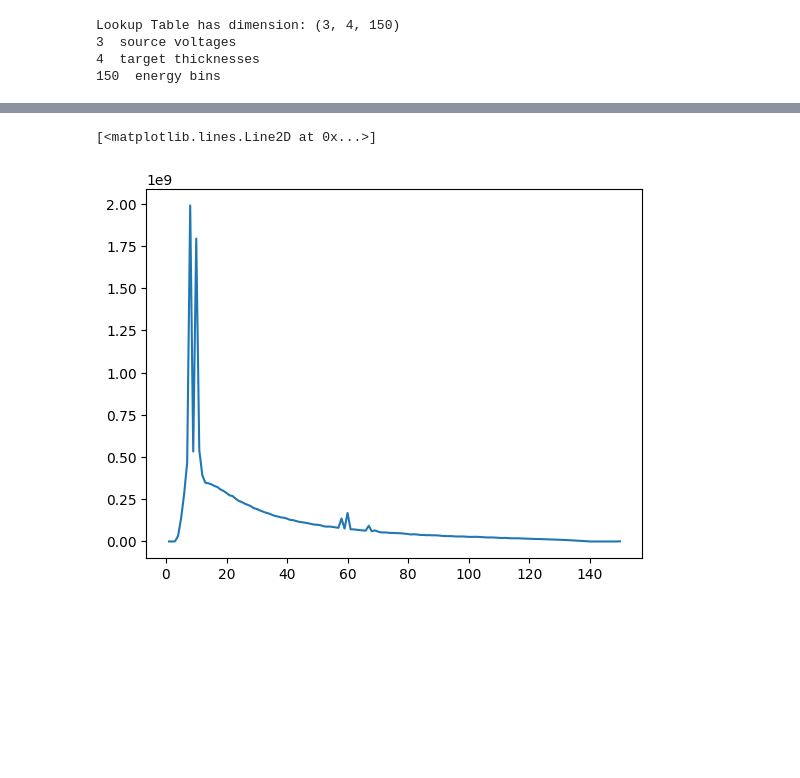
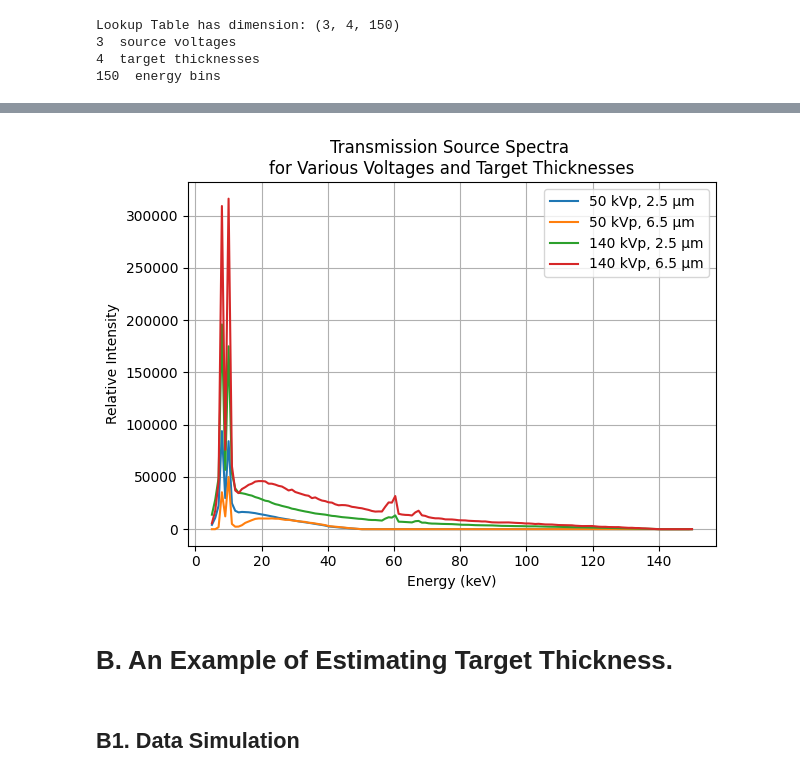
Before and after one commit to cabouman/xcal, a Jupyter notebook: examples/T03_Customizing_Interp_Modules.ipynb, the cells around one changed output, grey strips where cells are left out. Saved outputs shown, nothing was run; the diff lists cells and outputs as text; code cells hidden in the pictures; blank space fills up the shorter version.

```diff
--- a/examples/T03_Customizing_Interp_Modules.ipynb
+++ b/examples/T03_Customizing_Interp_Modules.ipynb
@@ -183,9 +183,9 @@ def integrate_by_step(data, step_size, offset=0):
 
     return np.array(integrated_data)
 
-
+psize = 0.01 # mm
 max_simkV=150
-energies = np.linspace(1, max_simkV, max_simkV)
+energies_lookup = np.linspace(1, max_simkV, max_simkV)
 
 # Define the kVp and Wth values for the lookup table
 kvp_values = [40, 80, 150]
@@ -206,7 +206,7 @@ for kvp in kvp_values:
                           '10deg',
                           'G4EmLivermorePhysics',
                           '%dkVp'%kvp),
-                         level=['W_Thickness', 'Angle','PhysicsModel','Voltage'], axis=1)
+                         level=['W_Thickness', 'Angle','PhysicsModel','Voltage'], axis=1)*psize*psize
         # Convert bin size from 0.1 keV to 1 keV.
         sp_integral = integrate_by_step(csv_data.values[9:,0],step_size=10,offset=5)
         # Append only the y-axis data (second column)
@@ -221,7 +221,7 @@ padded_spec_table = np.array(data)
 print('Lookup Table has dimension:', padded_spec_table.shape)
 print(f'{len(kvp_values)}  source voltages')
 print(f'{len(wth_values)}  target thicknesses')
-print(f'{len(energies)}  energy bins')
+print(f'{len(energies_lookup)}  energy bins')
 padded_spec_table = np.pad(padded_spec_table, ((0, 0), (0, 0), (0, 10)), mode='constant', constant_values=0)
 # %% [output]
 Lookup Table has dimension: (3, 4, 150)
@@ -231,17 +235,50 @@ Lookup Table has dimension: (3, 4, 150)
 # %%
 import matplotlib.pyplot as plt
+import numpy as np
 
-v = 140 # source voltage in keV
-theta_s = 2.5 # target thickness in um
+# Define energy vector for output.
+ee = np.linspace(5, 150, 145)
 
-source = Transmission_Source(voltage=(v, None, None),
-                             target_thickness=(theta_s,1,7),
-                             single_target_thickness = True)
-source.set_src_spec_list(energies, padded_spec_table,kvp_values, wth_values)
-ee = np.linspace(1,150,150)
-ss = source(ee)
+# Define parameter combinations of source voltage (kVp) and tungsten target thickness (μm)
+param_combinations = [
+    {'voltage': 50, 'thickness': 2.5},
+    {'voltage': 50, 'thickness': 6.5},
+    {'voltage': 140, 'thickness': 2.5},
+    {'voltage': 140, 'thickness': 6.5},
+]
 
-plt.plot(ee, ss.data)
+# Plot spectra for each combination
+for combo in param_combinations:
+    v = combo['voltage']
+    theta_s = combo['thickness']
+
+    # Initialize the transmission source
+    source = Transmission_Source(
+        voltage=(v, None, None),
+        target_thickness=(theta_s, 1, 7),
+        single_target_thickness=True
+    )
+
+    # Set the source spectrum list
+    source.set_src_spec_list(energies_lookup, padded_spec_table, kvp_values, wth_values)
+
+    # Compute the spectrum
+    ss = source(ee)
+
+    # Plot the spectrum with a label
+    plt.plot(ee, ss.data, label=f'{v} kVp, {theta_s} μm')
+
+# Customize the plot
+plt.xlabel('Energy (keV)')
+plt.ylabel('Relative Intensity')
+plt.title('Transmission Source Spectra \nfor Various Voltages and Target Thicknesses')
+plt.legend()
+plt.grid(True)
+plt.tight_layout()
+plt.show()
 # %% [output]
-[<matplotlib.lines.Line2D at 0x...>]
-[figure, old version]
+[figure, new version]
+# %% [markdown]
+# B. An Example of Estimating Target Thickness.
+# %% [markdown]
+## B1. Data Simulation
```
Also changed, not shown: parts of 11 cells of this notebook, 2 other files.
